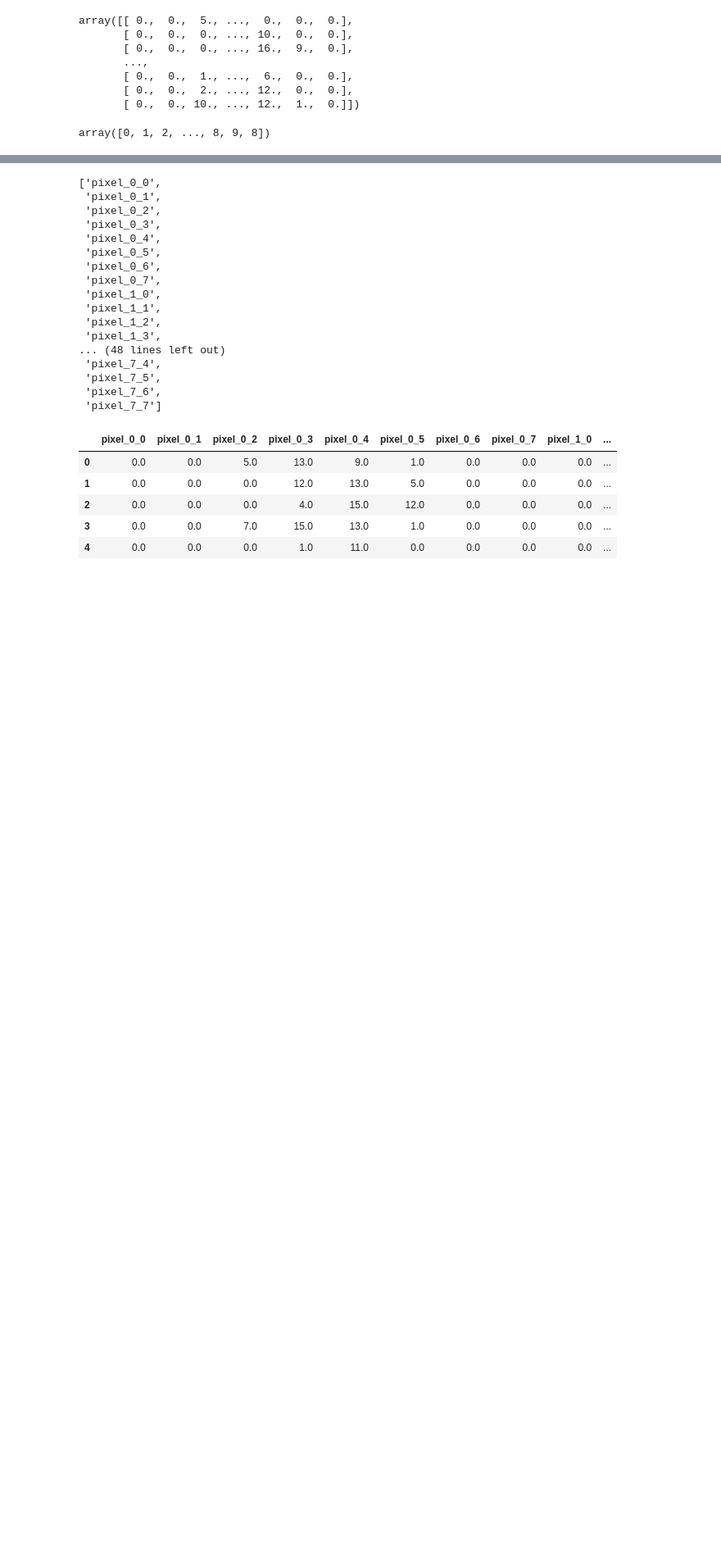
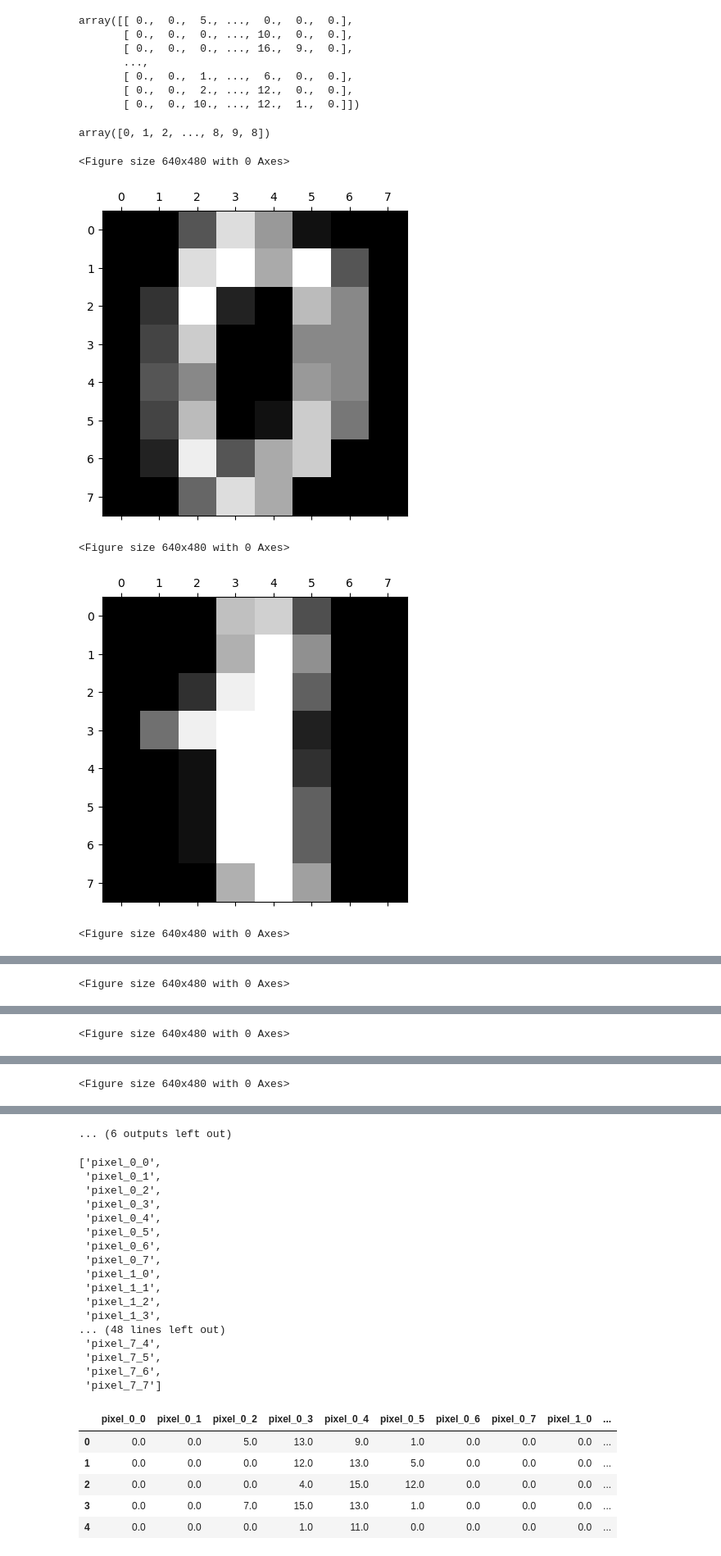
Before and after one commit to veeranalapurushotham/Machine-Learning, a Jupyter notebook: SVM_07/svc.ipynb, the cells around one changed output, grey strips where cells are left out. Shown at 82% size. Drawn from its saved outputs; the diff is of its cells as text; code cells hidden in the pictures; blank space fills up the shorter version.

```diff
--- a/SVM_07/svc.ipynb
+++ b/SVM_07/svc.ipynb
@@ -22,3 +22,15 @@ array([[ 0.,  0.,  5., ...,  0.,  0.,  0.],
 digits.target
 # %% [output]
 array([0, 1, 2, ..., 8, 9, 8])
+# %%
+import matplotlib.pyplot as plt
+for i in range(9):
+    plt.gray()
+    plt.matshow(digits.images[i])
+    plt.show()
+# %% [output]
+<Figure size 640x480 with 0 Axes>
+[figure, added]
+<Figure size 640x480 with 0 Axes>
+[figure, added]
+<Figure size 640x480 with 0 Axes>
@@ -24,0 +38 @@ array([0, 1, 2, ..., 8, 9, 8])
+<Figure size 640x480 with 0 Axes>
@@ -24,0 +40 @@ array([0, 1, 2, ..., 8, 9, 8])
+<Figure size 640x480 with 0 Axes>
@@ -24,0 +42 @@ array([0, 1, 2, ..., 8, 9, 8])
+<Figure size 640x480 with 0 Axes>
@@ -25,3 +44,4 @@ array([0, 1, 2, ..., 8, 9, 8])
+... (6 outputs left out)
 # %%
 digits.feature_names
 # %% [output]
```
Also changed, not shown: parts of 2 cells of this notebook.
